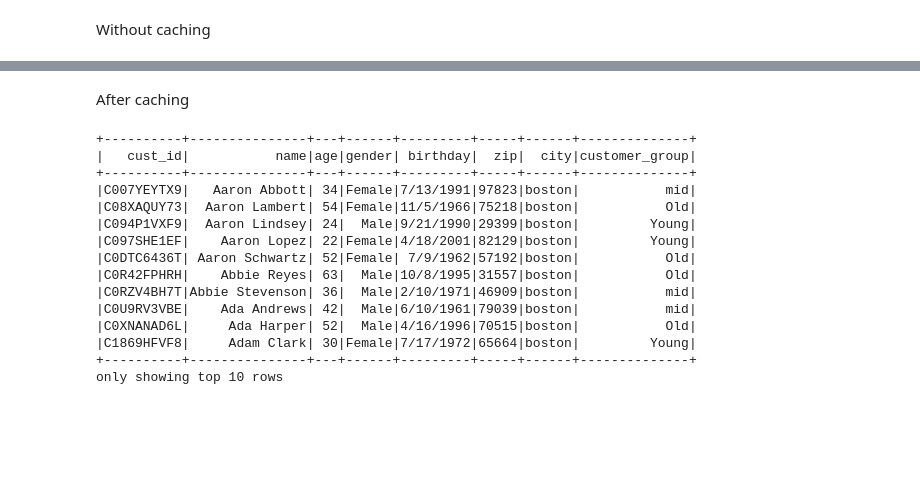
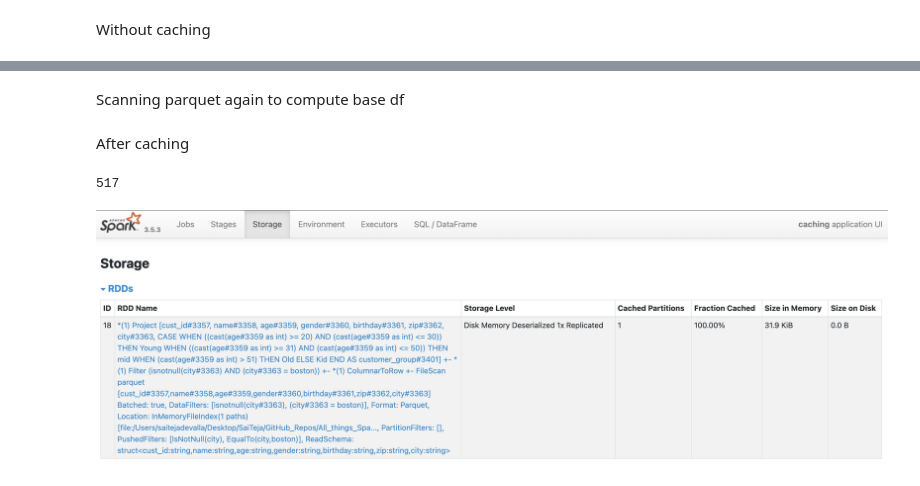
Before and after one commit to devallasaitej/All_things_Spark, a Jupyter notebook: Notebooks/caching.ipynb, the cells around one changed output, grey strips where cells are left out. Drawn from its saved outputs; the diff is of its cells as text; code cells hidden in the pictures; blank space fills up the shorter version.

Commit message:
added caching

```diff
--- a/Notebooks/caching.ipynb
+++ b/Notebooks/caching.ipynb
@@ -119,24 +96,17 @@ only showing top 5 rows
+# %% [markdown]
+Scanning parquet again to compute base df
 # %% [markdown]
 After caching
 # %%
 base_df.cache()
-base_df.show(10)
+base_df.count()
 # %% [output]
-+----------+---------------+---+------+---------+-----+------+--------------+
-|   cust_id|           name|age|gender| birthday|  zip|  city|customer_group|
-+----------+---------------+---+------+---------+-----+------+--------------+
-|C007YEYTX9|   Aaron Abbott| 34|Female|7/13/1991|97823|boston|           mid|
-|C08XAQUY73|  Aaron Lambert| 54|Female|11/5/1966|75218|boston|           Old|
-|C094P1VXF9|  Aaron Lindsey| 24|  Male|9/21/1990|29399|boston|         Young|
-|C097SHE1EF|    Aaron Lopez| 22|Female|4/18/2001|82129|boston|         Young|
-|C0DTC6436T| Aaron Schwartz| 52|Female| 7/9/1962|57192|boston|           Old|
-|C0R42FPHRH|    Abbie Reyes| 63|  Male|10/8/1995|31557|boston|           Old|
-|C0RZV4BH7T|Abbie Stevenson| 36|  Male|2/10/1971|46909|boston|           mid|
-|C0U9RV3VBE|    Ada Andrews| 42|  Male|6/10/1961|79039|boston|           mid|
-|C0XNANAD6L|     Ada Harper| 52|  Male|4/16/1996|70515|boston|           Old|
-|C1869HFVF8|     Adam Clark| 30|Female|7/17/1972|65664|boston|         Young|
-+----------+---------------+---+------+---------+-----+------+--------------+
-only showing top 10 rows
+517
+# %%
+from IPython.display import Image
+Image(filename='../UI_screenshots/caching/cacheUi.png',width=900,height=5)
+# %% [output]
+[figure, added]
 # %%
 df1 = (
     base_df
```
Also changed, not shown: parts of 14 cells of this notebook, 3 other files.
